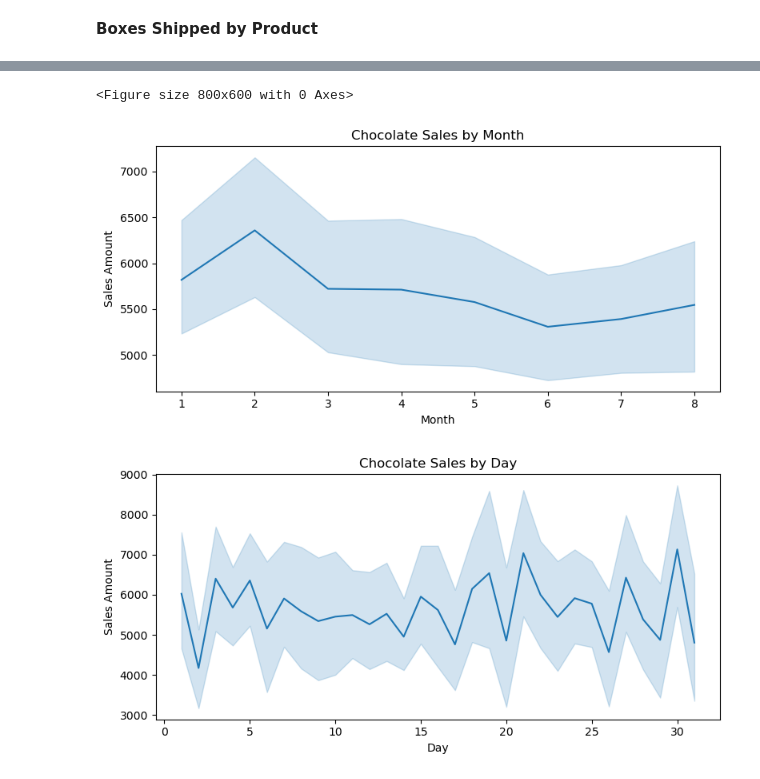
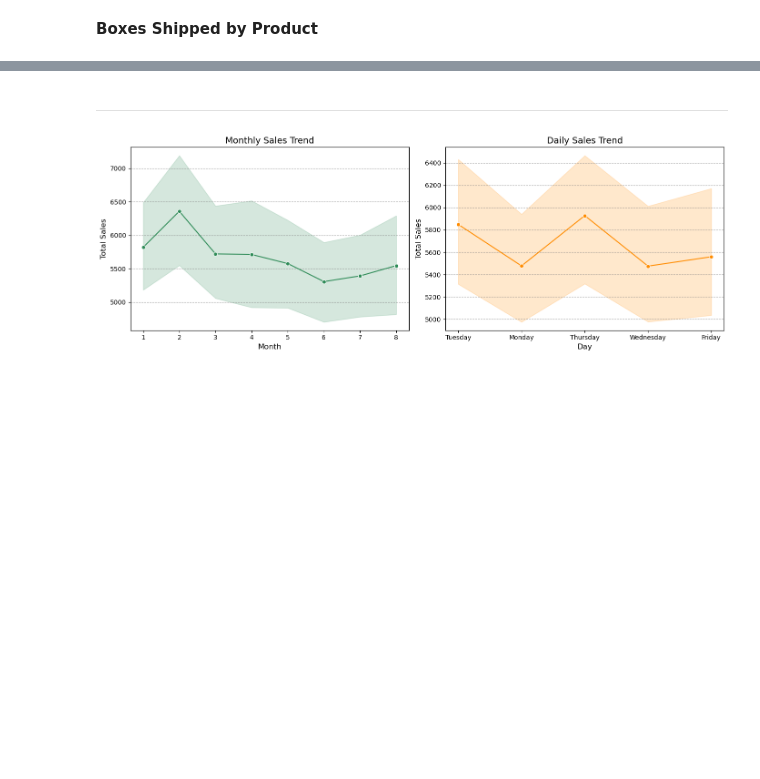
Before and after one commit to danisharain12/Machine-Learning-Projects, a Jupyter notebook: Predicting Chocolate Sales Revenue/Predicting Chocolate Sales Revenue.ipynb, the cells around one changed output, grey strips where cells are left out. Saved outputs shown, nothing was run; the diff lists cells and outputs as text; code cells hidden in the pictures; blank space fills up the shorter version.

```diff
--- a/Predicting Chocolate Sales Revenue/Predicting Chocolate Sales Revenue.ipynb
+++ b/Predicting Chocolate Sales Revenue/Predicting Chocolate Sales Revenue.ipynb
@@ -281,19 +270,28 @@ df
+# %% [markdown]
+--------
 # %%
 df['Year'] = df['Date'].dt.year
 df['Month'] = df['Date'].dt.month
 df['Day'] = df['Date'].dt.day
+df['Day_Name'] = df['Date'].dt.day_name()
 # %%
-plt.figure(figsize=(8, 6))
+fig, axs = plt.subplots(1, 2, figsize=(14, 5))
 
-for i, col in enumerate(['Month', 'Day']):
-    plt.figure(figsize=(8, 4))
-    sns.lineplot(x=col, y='Amount', data=df)
-    plt.title(f'Chocolate Sales by {col}')
-    plt.xlabel(col)
-    plt.ylabel('Sales Amount')
-    plt.tight_layout()
-    plt.show()
+sns.lineplot(x='Month', y='Amount', data=df,
+             ax=axs[0], color='seagreen', marker='o')
+axs[0].set_title('Monthly Sales Trend', fontsize=14)
+axs[0].set_xlabel('Month', fontsize=12)
+axs[0].set_ylabel('Total Sales', fontsize=12)
+axs[0].grid(axis='y', linestyle='--', color='gray', alpha=0.7)
+
+sns.lineplot(x='Day_Name', y='Amount', data=df,
+             ax=axs[1], color='darkorange', marker='o')
+axs[1].set_title('Daily Sales Trend', fontsize=14)
+axs[1].set_xlabel('Day', fontsize=12)
+axs[1].set_ylabel('Total Sales', fontsize=12)
+axs[1].grid(axis='y', linestyle='--', color='gray', alpha=0.7)
+
+plt.tight_layout()
+plt.show()
 # %% [output]
-<Figure size 800x600 with 0 Axes>
-[figure, old version]
+[figure, new version]
-[figure, removed]
```
Also changed, not shown: parts of 13 cells of this notebook.
